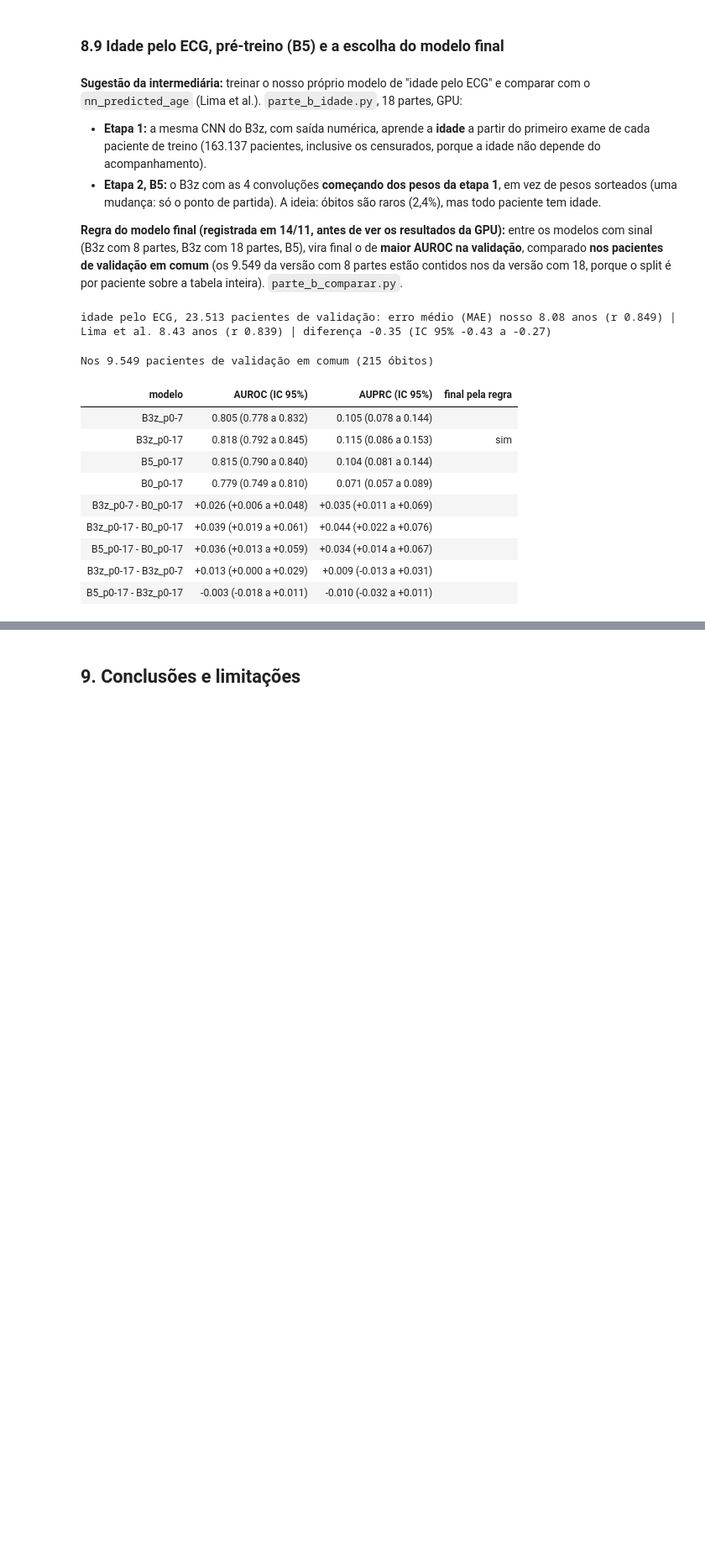
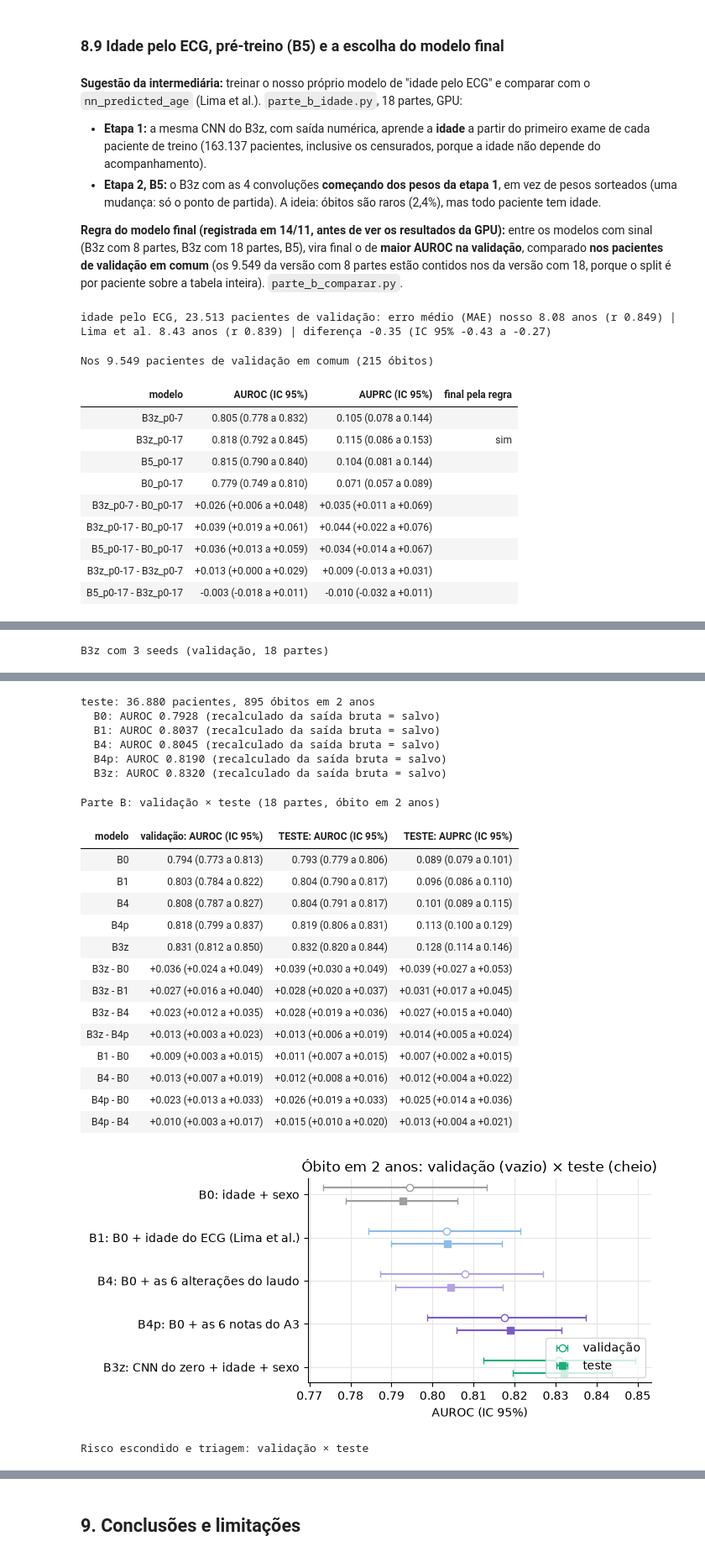
Before and after one commit to releventhal/Entrega-final-Insper-AI, a Jupyter notebook: projeto_ecg.ipynb, the cells around one changed output, grey strips where cells are left out. Shown at 84% size. Drawn from its saved outputs; the diff is of its cells as text; code cells hidden in the pictures; blank space fills up the shorter version.

```diff
--- a/projeto_ecg.ipynb
+++ b/projeto_ecg.ipynb
@@ -1415,0 +1424,55 @@ Nos 9.549 pacientes de validação em comum (215 óbitos)
+# %%
+seeds = pd.read_csv(RES / "parte_b_seeds_p0-17.csv").set_index("modelo")
+linhas_s = []
+for s in (42, 43, 44):
+    lin = {"seed": s, "AUROC B3z (IC 95%)": com_ic(seeds.loc[f"B3z_s{s}"].to_dict() | {"modelo": "x"}, "auroc")}
+    for ref in ("B0", "B4p"):
+        lin[f"B3z − {ref} (IC 95%)"] = com_ic(seeds.loc[f"B3z_s{s} - {ref}"].to_dict() | {"modelo": "a - b"}, "auroc")
+    linhas_s.append(lin)
+m3 = seeds.loc["B3z (média de 3 seeds)"]
+linhas_s.append({"seed": "média (desvio)", "AUROC B3z (IC 95%)": f"{m3['auroc']:.3f} ({m3['auroc_desvio']:.3f})",
+                 "B3z − B0 (IC 95%)": f"{seeds.loc['B3z - B0 (média de 3 seeds)', 'auroc']:+.3f}",
+                 "B3z − B4p (IC 95%)": f"{seeds.loc['B3z - B4p (média de 3 seeds)', 'auroc']:+.3f}"})
+display(pd.DataFrame(linhas_s).style.hide(axis="index").set_caption("B3z com 3 seeds (validação, 18 partes)"))
+
+teste_b = pd.read_csv(RES / "parte_b_teste_p0-17.csv").set_index("modelo")
+bruto_b = pd.read_csv(RES / "parte_b_teste_bruto_p0-17.csv")
+assert bruto_b["patient_id"].is_unique
+print(f"teste: {milhar(len(bruto_b))} pacientes, {bruto_b['y'].sum()} óbitos em 2 anos")
+for m in ("B0", "B1", "B4", "B4p", "B3z"):
+    a_rec = roc_auc_score(bruto_b["y"], bruto_b[m])
+    assert abs(a_rec - teste_b.loc[m, "auroc"]) < 1e-4
+    print(f"  {m}: AUROC {a_rec:.4f} (recalculado da saída bruta = salvo)")
+ordem_t = ["B0", "B1", "B4", "B4p", "B3z", "B3z - B0", "B3z - B1", "B3z - B4", "B3z - B4p", "B1 - B0", "B4 - B0", "B4p - B0", "B4p - B4"]
+display(pd.DataFrame({"modelo": ordem_t,
+                      "validação: AUROC (IC 95%)": [com_ic(pb17.loc[m].to_dict() | {"modelo": m}, "auroc") if m in pb17.index else "" for m in ordem_t],
+                      "TESTE: AUROC (IC 95%)": [com_ic(teste_b.loc[m].to_dict() | {"modelo": m}, "auroc") for m in ordem_t],
+                      "TESTE: AUPRC (IC 95%)": [com_ic(teste_b.loc[m].to_dict() | {"modelo": m}, "auprc") for m in ordem_t]})
+        .style.hide(axis="index").set_caption("Parte B: validação × teste (18 partes, óbito em 2 anos)"))
+
+fig, ax = plt.subplots(figsize=(7, 3.4))
+mods_t = ["B0", "B1", "B4", "B4p", "B3z"]
+for k, m in enumerate(mods_t[::-1]):
+    for desl, tab, mk, rot in ((0.15, pb17, "o", "validação"), (-0.15, teste_b, "s", "teste")):
+        r = tab.loc[m]
+        ax.errorbar(r.auroc, k + desl, xerr=[[r.auroc - r.auroc_ic_inf], [r.auroc_ic_sup - r.auroc]], fmt=mk, capsize=3,
+                    color=COR_B[m], mfc="white" if rot == "validação" else COR_B[m], label=rot if k == 0 else None)
+ax.set_yticks(range(len(mods_t)), [f"{m}: {DESCR_B[m]}" for m in mods_t[::-1]])
+ax.set_xlabel("AUROC (IC 95%)")
+ax.set_title("Óbito em 2 anos: validação (vazio) × teste (cheio)")
+ax.legend(loc="lower right")
+plt.tight_layout()
+plt.show()
+
+an_t = pd.read_csv(RES / "parte_b_teste_analises_p0-17.csv")
+lin_t = []
+for g in ("todos", "sem_nenhuma_das_6", "laudo_ecg_normal"):
+    for met in ("auroc", "captura_10"):
+        for conj, tab in (("validação", an17), ("teste", an_t)):
+            r = tab[(tab["grupo"] == g) & (tab["metrica"] == met) & (tab["modelo"] == "B3z")].iloc[0]
+            lin_t.append({"grupo": NOME_G[g], "métrica": {"auroc": "AUROC", "captura_10": "óbitos nos 10% de maior nota"}[met],
+                          "conjunto": conj, "pacientes / óbitos": f"{milhar(r['n'])} / {r['obitos']}",
+                          "B3z (IC 95%)": fmt_v(r), "B3z − B0 (IC 95%)": fmt_d(r)})
+display(pd.DataFrame(lin_t).style.hide(axis="index").set_caption("Risco escondido e triagem: validação × teste"))
+# %% [output]
+B3z com 3 seeds (validação, 18 partes)
@@ -1415,0 +1484,23 @@ Nos 9.549 pacientes de validação em comum (215 óbitos)
+teste: 36.880 pacientes, 895 óbitos em 2 anos
+  B0: AUROC 0.7928 (recalculado da saída bruta = salvo)
+  B1: AUROC 0.8037 (recalculado da saída bruta = salvo)
+  B4: AUROC 0.8045 (recalculado da saída bruta = salvo)
+  B4p: AUROC 0.8190 (recalculado da saída bruta = salvo)
+  B3z: AUROC 0.8320 (recalculado da saída bruta = salvo)
+Parte B: validação × teste (18 partes, óbito em 2 anos)
+| modelo | validação: AUROC (IC 95%) | TESTE: AUROC (IC 95%) | TESTE: AUPRC (IC 95%) |
+| B0 | 0.794 (0.773 a 0.813) | 0.793 (0.779 a 0.806) | 0.089 (0.079 a 0.101) |
+| B1 | 0.803 (0.784 a 0.822) | 0.804 (0.790 a 0.817) | 0.096 (0.086 a 0.110) |
+| B4 | 0.808 (0.787 a 0.827) | 0.804 (0.791 a 0.817) | 0.101 (0.089 a 0.115) |
+| B4p | 0.818 (0.799 a 0.837) | 0.819 (0.806 a 0.831) | 0.113 (0.100 a 0.129) |
+| B3z | 0.831 (0.812 a 0.850) | 0.832 (0.820 a 0.844) | 0.128 (0.114 a 0.146) |
+| B3z - B0 | +0.036 (+0.024 a +0.049) | +0.039 (+0.030 a +0.049) | +0.039 (+0.027 a +0.053) |
+| B3z - B1 | +0.027 (+0.016 a +0.040) | +0.028 (+0.020 a +0.037) | +0.031 (+0.017 a +0.045) |
+| B3z - B4 | +0.023 (+0.012 a +0.035) | +0.028 (+0.019 a +0.036) | +0.027 (+0.015 a +0.040) |
+| B3z - B4p | +0.013 (+0.003 a +0.023) | +0.013 (+0.006 a +0.019) | +0.014 (+0.005 a +0.024) |
+| B1 - B0 | +0.009 (+0.003 a +0.015) | +0.011 (+0.007 a +0.015) | +0.007 (+0.002 a +0.015) |
+| B4 - B0 | +0.013 (+0.007 a +0.019) | +0.012 (+0.008 a +0.016) | +0.012 (+0.004 a +0.022) |
+| B4p - B0 | +0.023 (+0.013 a +0.033) | +0.026 (+0.019 a +0.033) | +0.025 (+0.014 a +0.036) |
+| B4p - B4 | +0.010 (+0.003 a +0.017) | +0.015 (+0.010 a +0.020) | +0.013 (+0.004 a +0.021) |
+[figure, added]
+Risco escondido e triagem: validação × teste
```
Also changed, not shown: parts of 8 cells of this notebook, 16 other files.
